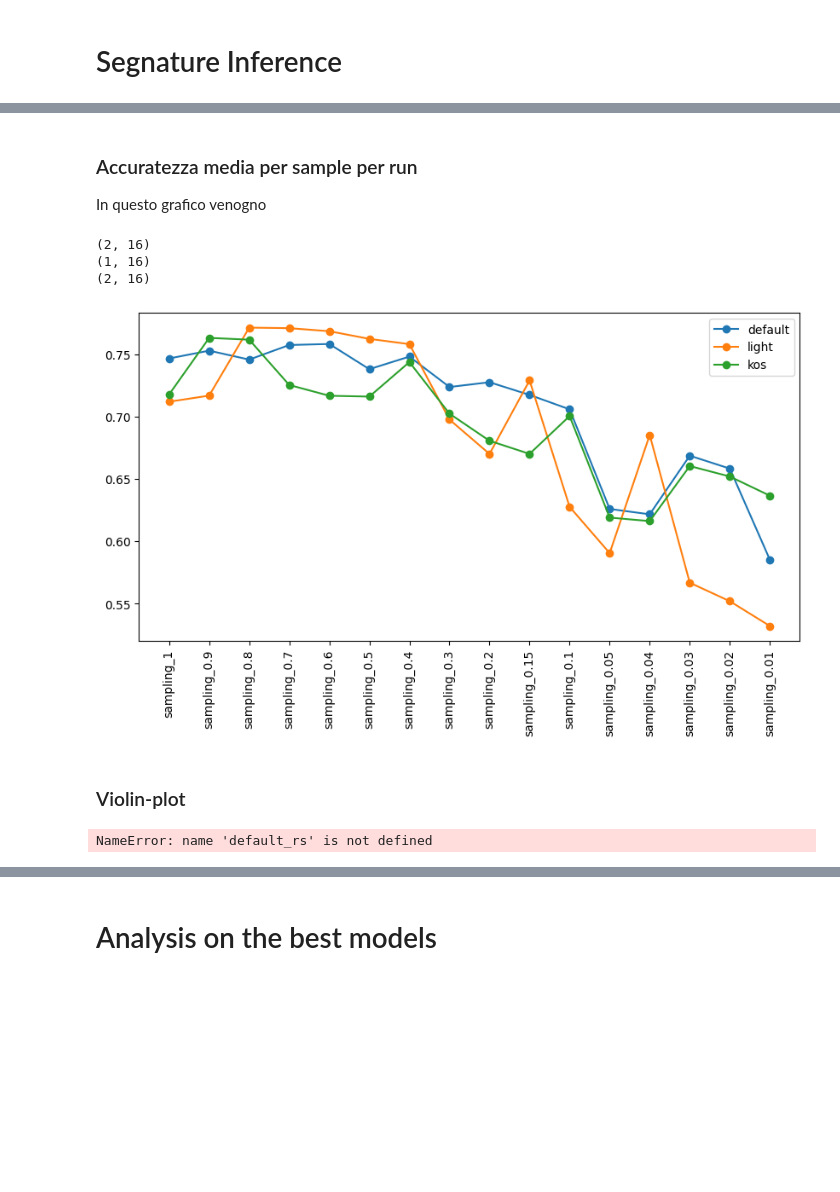
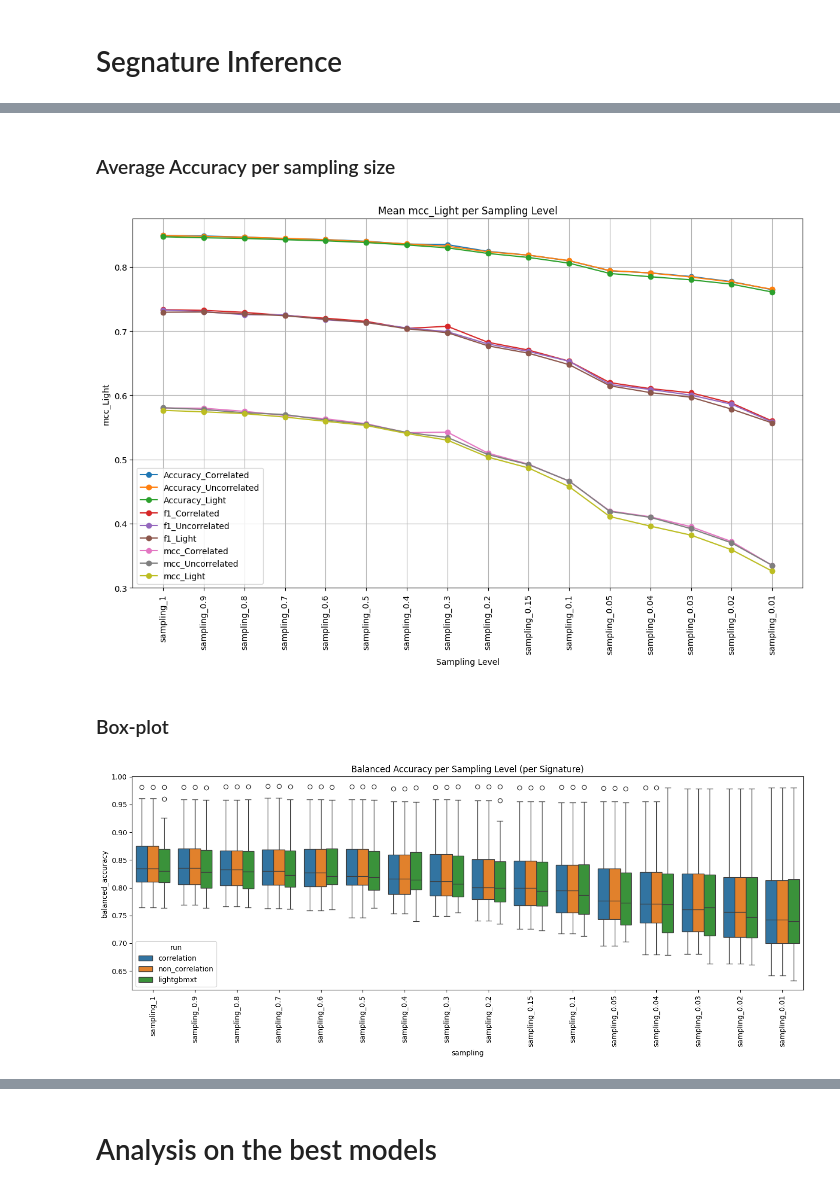
Before and after one commit to MassimoZarantonello2/SignatureInference, a Jupyter notebook: scripts/toronto_autogluone_evalutaions.ipynb, the cells around one changed output, grey strips where cells are left out. Cells and saved outputs as stored; diff of their text form; code cells hidden in the pictures; blank space fills up the shorter version.

```diff
--- a/scripts/toronto_autogluone_evalutaions.ipynb
+++ b/scripts/toronto_autogluone_evalutaions.ipynb
@@ -131,25 +185,24 @@ plot_all_signature_all_sampling_graph(def_light)
-# %% [markdown]
-### Accuratezza media per sample per run
-In questo grafico venogno
-# %%
-fig = plt.figure(figsize=(10,5))
-
-plot_per_run_accuracy(def_corr_rs)
-plot_per_run_accuracy(def_uncorr_rs)
-plot_per_run_accuracy(def_light)
-plt.legend(['default', 'light', 'kos'])
-plt.show()
-    # plt.savefig('../evaluations_graphs/toronto_per_sample_average_accuracy_.png')
-# %% [output]
-(2, 16)
-(1, 16)
-(2, 16)
-[figure, removed]
+# %% [markdown]
+### Average Accuracy per sampling size
+# %%
+plt.figure(figsize=(12,8))
+
+plot_per_run_metric(def_corr_rs, attr_name='per_run_accuracy', metric_name="Accuracy_Correlated")
+plot_per_run_metric(def_uncorr_rs, attr_name='per_run_accuracy', metric_name="Accuracy_Uncorrelated")
+plot_per_run_metric(def_light, attr_name='per_run_accuracy', metric_name="Accuracy_Light")
+    # plt.savefig('../evaluations_graphs/toronto_per_sample_average_accuracy_.png')
+plot_per_run_metric(def_corr_rs, attr_name='per_run_f1_score', metric_name="f1_Correlated")
+plot_per_run_metric(def_uncorr_rs, attr_name='per_run_f1_score', metric_name="f1_Uncorrelated")
+plot_per_run_metric(def_light, attr_name='per_run_f1_score', metric_name="f1_Light")
+
+plot_per_run_metric(def_corr_rs, attr_name='per_run_mcc', metric_name="mcc_Correlated")
+plot_per_run_metric(def_uncorr_rs, attr_name='per_run_mcc', metric_name="mcc_Uncorrelated")
+plot_per_run_metric(def_light, attr_name='per_run_mcc', metric_name="mcc_Light")
+# %% [output]
+[figure, added]
 # %% [markdown]
-### Violin-plot
+### Box-plot
-# %%
-plot_violins(default_rs)
-plot_violins(light_rs)
-plot_violins(cosmic_rs)
-# %% [output]
-NameError: name 'default_rs' is not defined
+# %%
+plot_boxplot_accuracy_by_sampling(def_uncorr_rs, def_uncorr_rs, def_light)
+# %% [output]
+[figure, added]
```
Also changed, not shown: parts of 15 cells of this notebook, 2 other files.
